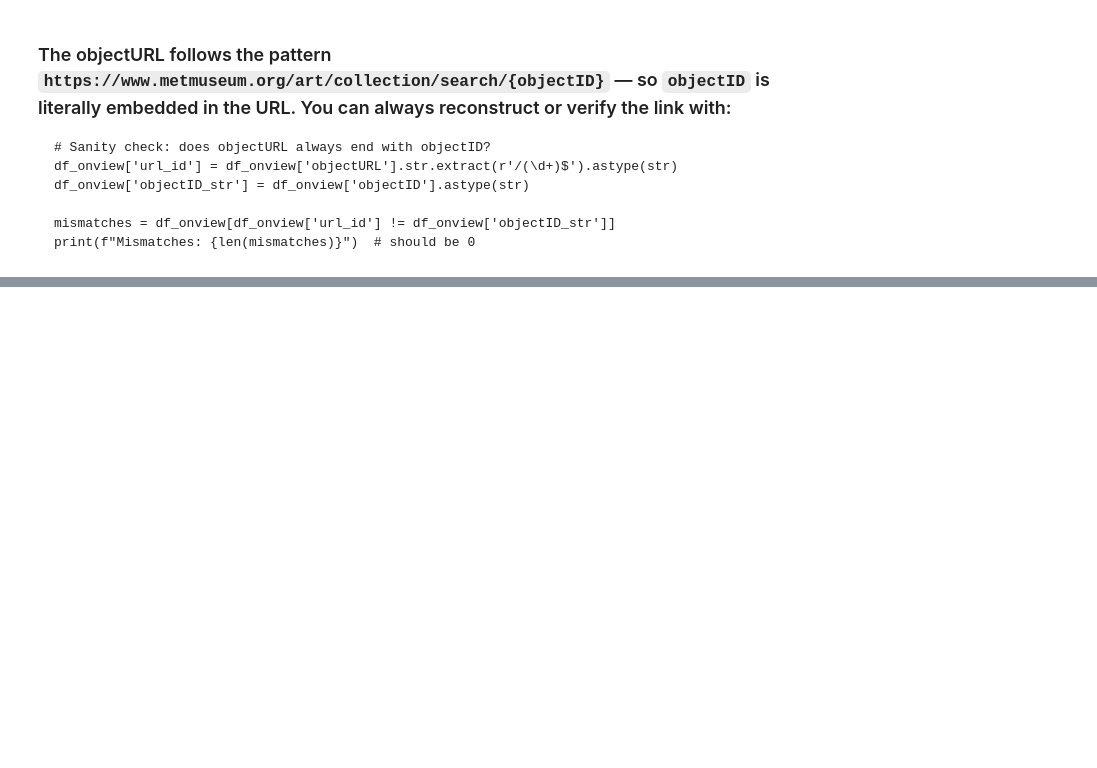
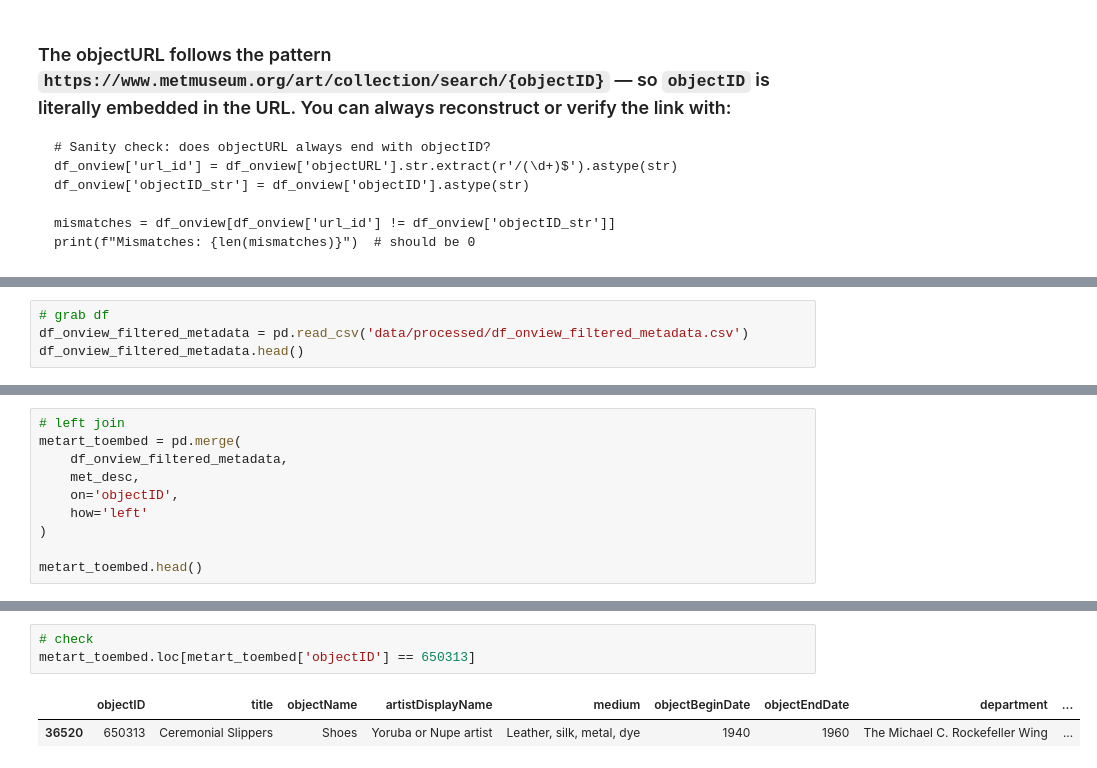
Before and after one commit to tom4sg/met-tour-project, a Jupyter notebook: dataset_eda.ipynb, the cells around one changed output, grey strips where cells are left out. Drawn from its saved outputs; the diff is of its cells as text; blank space fills up the shorter version.

```diff
--- a/dataset_eda.ipynb
+++ b/dataset_eda.ipynb
@@ -1340,0 +1375,4 @@ Mismatches: 0
+# %%
+# grab df
+df_onview_filtered_metadata = pd.read_csv('data/processed/df_onview_filtered_metadata.csv')
+df_onview_filtered_metadata.head()
@@ -1340,0 +1406,10 @@ Mismatches: 0
+# %%
+# left join
+metart_toembed = pd.merge(
+    df_onview_filtered_metadata,
+    met_desc,
+    on='objectID',
+    how='left'
+)
+
+metart_toembed.head()
@@ -1340,0 +1524,6 @@ Mismatches: 0
+# %%
+# check
+metart_toembed.loc[metart_toembed['objectID'] == 650313]
+# %% [output]
+|  | objectID | title | objectName | artistDisplayName | medium | objectBeginDate | objectEndDate | department | ... |
+| 36520 | 650313 | Ceremonial Slippers | Shoes | Yoruba or Nupe artist | Leather, silk, metal, dye | 1940 | 1960 | The Michael C. Rockefeller Wing | ... |
```
Also changed, not shown: parts of 28 cells of this notebook.
